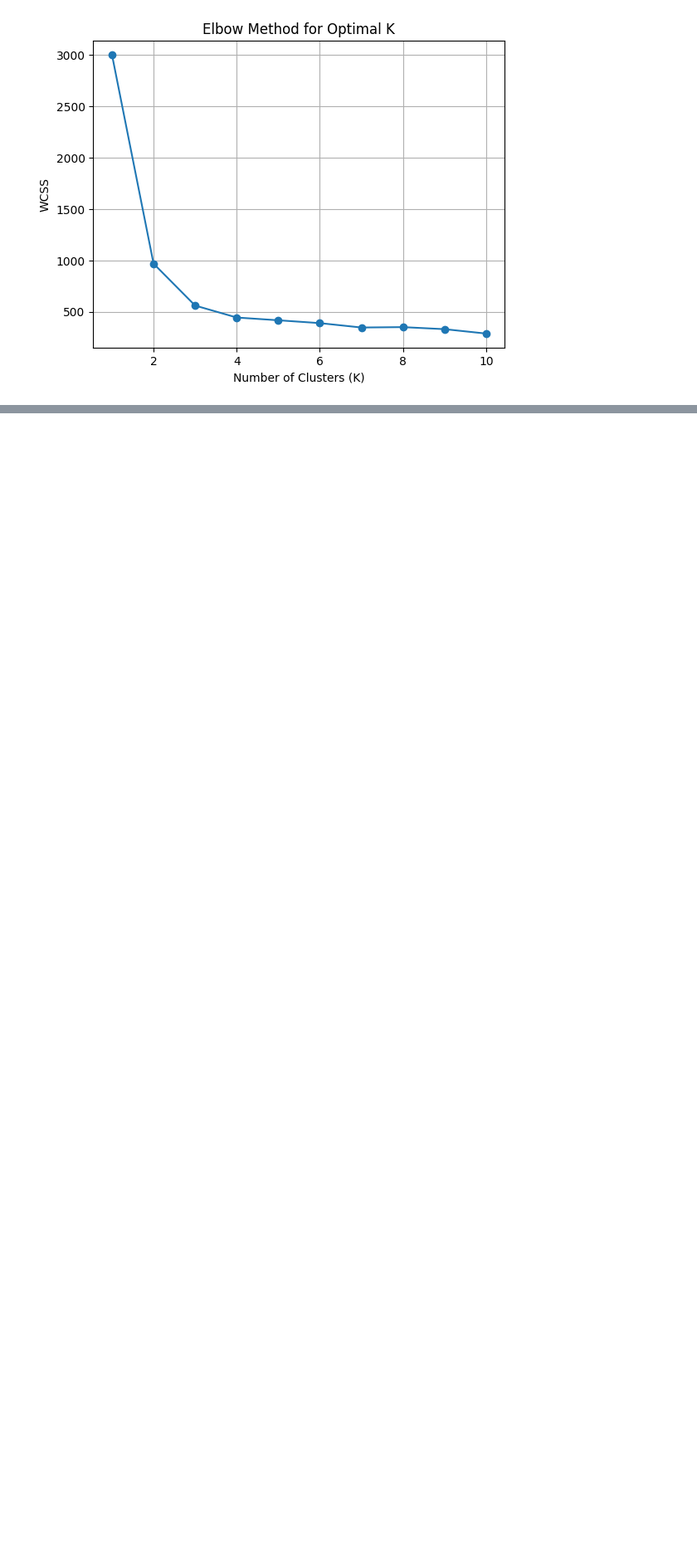
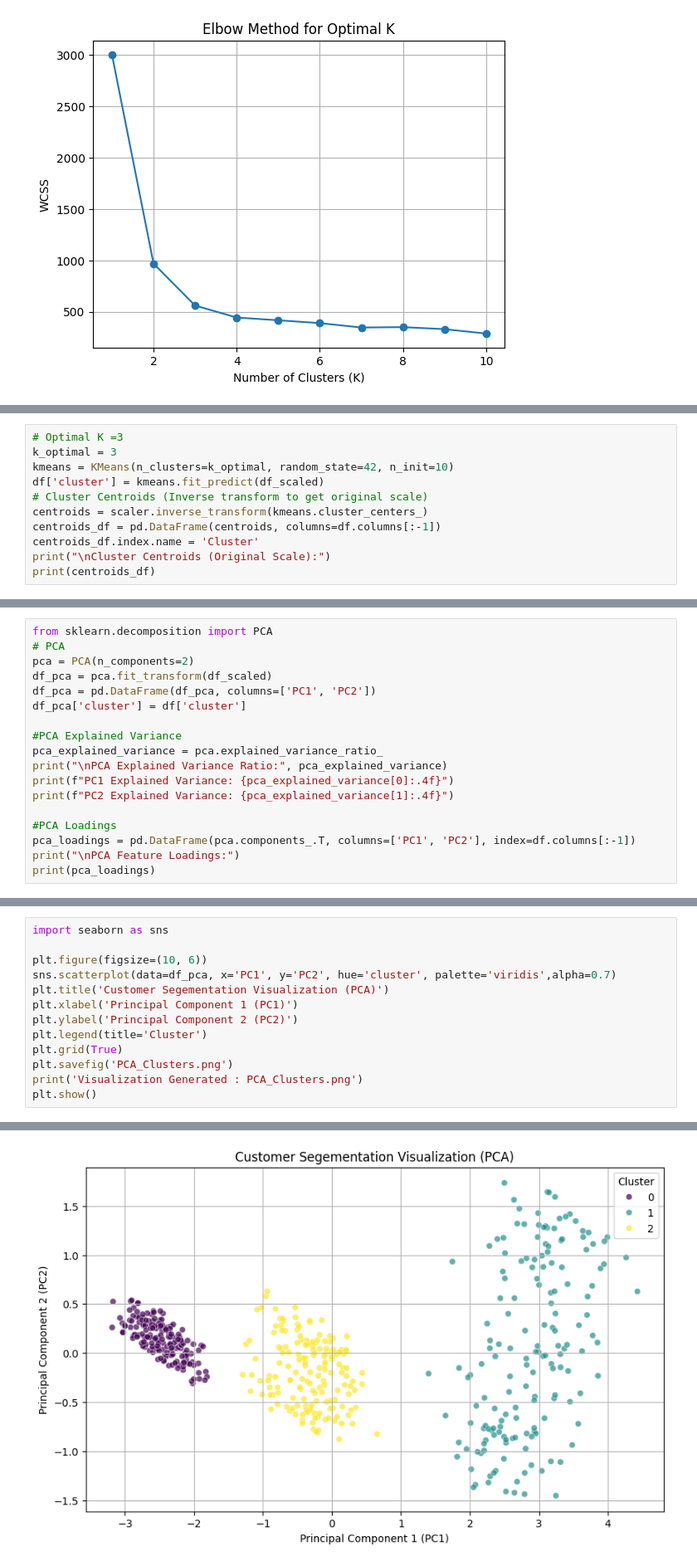
Before and after one commit to Krishna-97/ml-assessment-krishna-tk, a Jupyter notebook: part_a/q2_unsupervised.ipynb, the cells around one changed output, grey strips where cells are left out. Shown at 83% size. Saved outputs shown, nothing was run; the diff lists cells and outputs as text; blank space fills up the shorter version.

```diff
--- a/part_a/q2_unsupervised.ipynb
+++ b/part_a/q2_unsupervised.ipynb
@@ -68,0 +71,11 @@ Visualization Generated : Elbow_method.png
+# %%
+# Optimal K =3
+k_optimal = 3
+kmeans = KMeans(n_clusters=k_optimal, random_state=42, n_init=10)
+df['cluster'] = kmeans.fit_predict(df_scaled)
+# Cluster Centroids (Inverse transform to get original scale)
+centroids = scaler.inverse_transform(kmeans.cluster_centers_)
+centroids_df = pd.DataFrame(centroids, columns=df.columns[:-1])
+centroids_df.index.name = 'Cluster'
+print("\nCluster Centroids (Original Scale):")
+print(centroids_df)
@@ -68,0 +97,18 @@ Visualization Generated : Elbow_method.png
+# %%
+from sklearn.decomposition import PCA
+# PCA
+pca = PCA(n_components=2)
+df_pca = pca.fit_transform(df_scaled)
+df_pca = pd.DataFrame(df_pca, columns=['PC1', 'PC2'])
+df_pca['cluster'] = df['cluster']
+
+#PCA Explained Variance
+pca_explained_variance = pca.explained_variance_ratio_
+print("\nPCA Explained Variance Ratio:", pca_explained_variance)
+print(f"PC1 Explained Variance: {pca_explained_variance[0]:.4f}")
+print(f"PC2 Explained Variance: {pca_explained_variance[1]:.4f}")
+
+#PCA Loadings
+pca_loadings = pd.DataFrame(pca.components_.T, columns=['PC1', 'PC2'], index=df.columns[:-1])
+print("\nPCA Feature Loadings:")
+print(pca_loadings)
@@ -68,0 +130,14 @@ Visualization Generated : Elbow_method.png
+# %%
+import seaborn as sns
+
+plt.figure(figsize=(10, 6))
+sns.scatterplot(data=df_pca, x='PC1', y='PC2', hue='cluster', palette='viridis',alpha=0.7)
+plt.title('Customer Segementation Visualization (PCA)')
+plt.xlabel('Principal Component 1 (PC1)')
+plt.ylabel('Principal Component 2 (PC2)')
+plt.legend(title='Cluster')
+plt.grid(True)
+plt.savefig('PCA_Clusters.png')
+print('Visualization Generated : PCA_Clusters.png')
+plt.show()
+# %% [output]
@@ -68,0 +145 @@ Visualization Generated : Elbow_method.png
+[figure, added]
```
Also changed, not shown: parts of 6 cells of this notebook.
